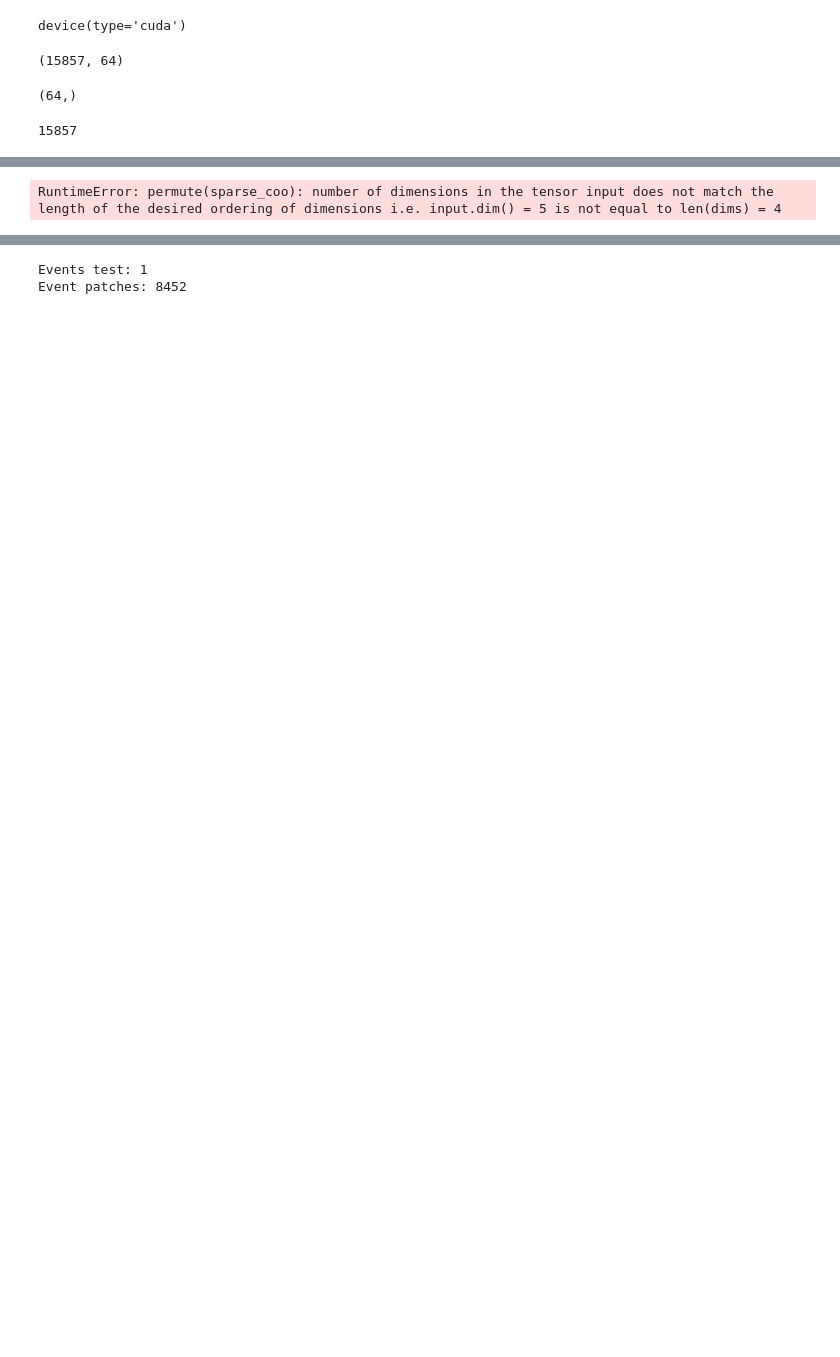
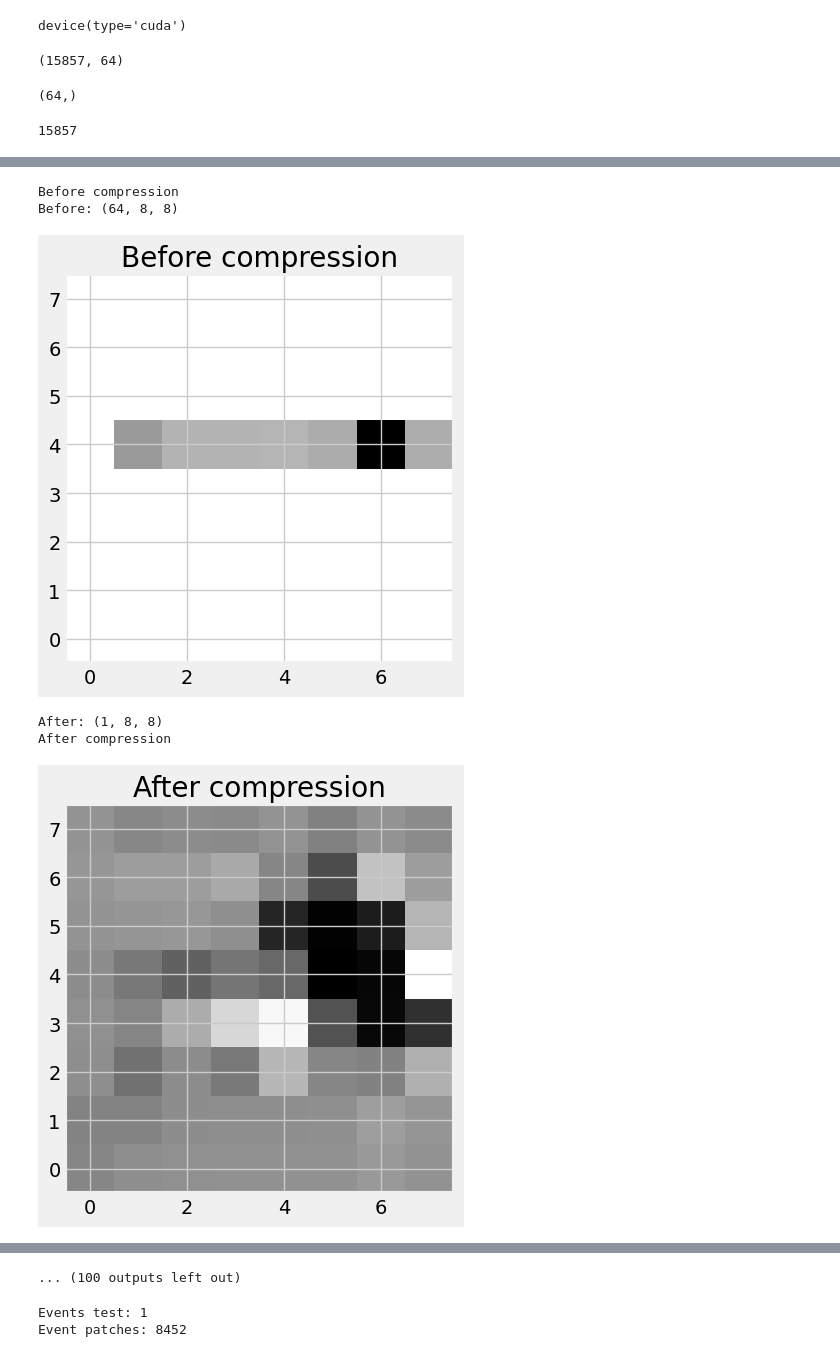
Before and after one commit to pauliusB20/vq-vae-experiments, a Jupyter notebook: cms_particle_hits/main.ipynb, the cells around one changed output, grey strips where cells are left out. Saved outputs shown, nothing was run; the diff lists cells and outputs as text; code cells hidden in the pictures; blank space fills up the shorter version.

Commit message:
[FIX] improved model architecture, fixed scaling and value shifts

```diff
--- a/cms_particle_hits/main.ipynb
+++ b/cms_particle_hits/main.ipynb
@@ -508,6 +537,10 @@ perplexity_values = []
 #     gamma=0.01       # multiply LR by 0.1
 # )
 
+# num_epochs = 20
+idx_validation = 0
+patch_test_cursor = iter(events_test_loaders[0])
+
 for epoch in range(num_epochs):
     model.train()
     train_loss = 0
@@ -518,12 +551,14 @@ for epoch in range(num_epochs):
         total=len(train_loader),
         desc=f'Epoch {epoch+1}/{num_epochs}'
     )
-    for batch_idx, patch_adcs in progress_bar:
+    for (batch_idx, X_adcs) in progress_bar:
         optimizer.zero_grad()
+        # X_adcs = X_adcs.to(device)
+        # X_noisy = X_adcs.float() + 0.01 + torch.randn_like(X_adcs)
+        # X_noisy = X_noisy.to(device).permute(0, 1, 2, 3)
+        X_adcs_tr = X_adcs.to(device).permute(0, 1, 2, 3)
 
-        X_adcs = _get_4d_patch_tensor(patch_adcs[0])
-        X_adcs = X_adcs.float()
-        X_adcs = X_adcs.to(device)
+        # print(f"Inputing to model: {str(X_adcs.shape)}")
 
         (
             recon_patch,
@@ -531,49 +566,56 @@ for epoch in range(num_epochs):
             perplexity,
             _
         ) = model(
-           X_adcs
+           X_adcs_tr
         )
-        recon_patch = recon_patch.float()
+        recon_patch = recon_patch.float().to(device)
 
-
-
-        loss = _get_vq_loss(recon_patch, X_adcs, vq_loss)
+        loss = _get_vq_loss(recon_patch, X_adcs_tr, vq_loss)
         loss.backward()
         train_loss += loss.item()
         optimizer.step()
 
         # Update tqdm description with current loss
         progress_bar.set_postfix({'Loss': loss.item()})
         # scheduler.step()
 
-    if epoch % 10 == 0:
+    if epoch % LOG_EVERY == 0:
         with torch.no_grad():
-            # selecting events before reconstruction
+            # selecting events before reconstruction using one test loader as validation
+            patch_test = next(patch_test_cursor)
+            patch_test = patch_test.to(device)
             print("Before compression")
-            patch_original = _tensor_to_numpy(
-                X_adcs.squeeze(1).view((PATCH_SIZE, PATCH_SIZE))
+
+            patch_test_ts = _tensor_to_numpy(
+                patch_test.squeeze(1)
             )
 
-            print(f"Before: {patch_original.shape}")
+            print(f"Before: {patch_test_ts.shape}")
 
-            plot_patch(patch_original, "Before compression")
+            plot_patch(patch_test_ts[0], "Before compression")
 
             (
                 recon_patch,
                 _,
                 perplexity,
                 _
-            ) = model(X_adcs)
+            ) = model(patch_test)
 
             recon_patch_np = _tensor_to_numpy(
-                recon_patch.squeeze(1).view((PATCH_SIZE, PATCH_SIZE))
+                recon_patch[0]
             )
             print(f"After: {recon_patch_np.shape}")
             print("After compression")
-            plot_patch(recon_patch_np, "After compression")
+
+            plot_patch(recon_patch_np[0], "After compression")
 
     avg_loss = train_loss / len(train_loader)
     average_loss_values.append(avg_loss)
     print(f'Epoch [{epoch + 1}/{num_epochs}] Average Loss: {avg_loss:.4f}')
 # %% [output]
-RuntimeError: permute(sparse_coo): number of dimensions in the tensor input does not match the length of the desired ordering of dimensions i.e. input.dim() = 5 is not equal to len(dims) = 4
+Before compression
+Before: (64, 8, 8)
+[figure, added]
+After: (1, 8, 8)
+After compression
+[figure, added]
@@ -580,3 +630,4 @@ RuntimeError: permute(sparse_coo): number of dimensions in the tensor input does
+... (100 outputs left out)
 # %%
 # TODO: Try fitting all patch'es to VQ-VAE, get calculated bits of patches and total hits per event.
 # TODO: Calculate ratio before how many bits were used per patch and after compression how many bits were
```
Also changed, not shown: parts of 34 cells of this notebook.
